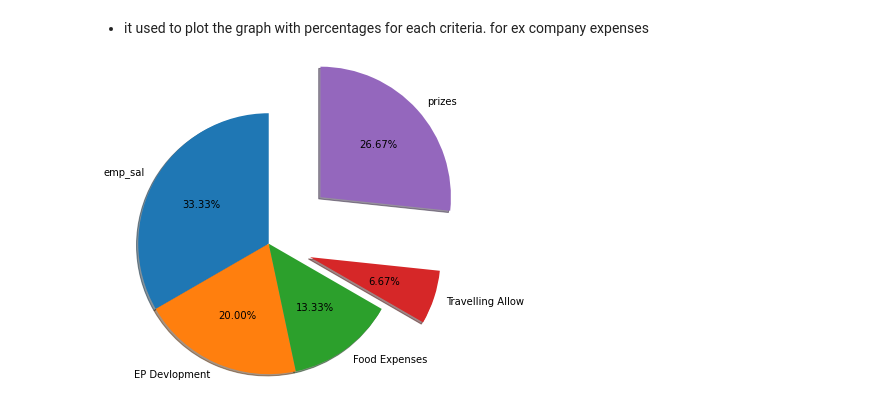
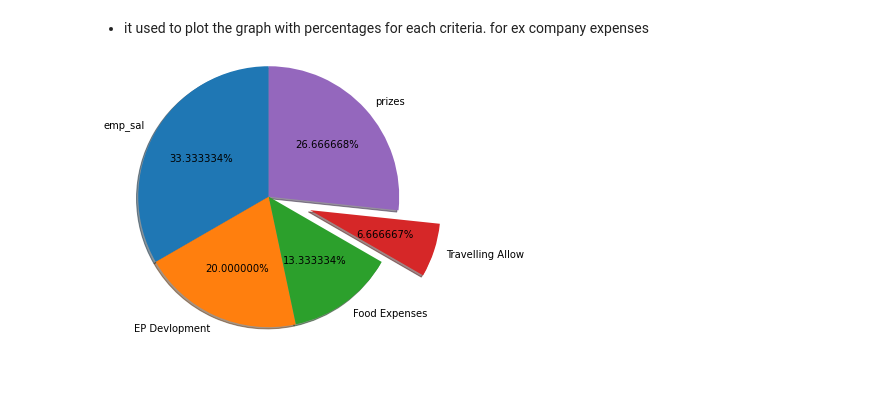
Before and after one commit to usernameshouldbeavailable/fdp-3-days, a Jupyter notebook: Day 1/Matplotlib.ipynb, the cells around one changed output. Drawn from its saved outputs; the diff is of its cells as text; code cells hidden in the pictures; blank space fills up the shorter version.

```diff
--- a/Day 1/Matplotlib.ipynb
+++ b/Day 1/Matplotlib.ipynb
@@ -82,7 +82,7 @@ plt.legend()
 company_expenses=[100,60,40,20,80]
 expense_data=["emp_sal","EP Devlopment","Food Expenses","Travelling Allow","prizes"]
 # %%
-plt.pie(company_expenses,labels=expense_data,startangle=90, shadow=True,autopct='%1.2f%%',radius=1.5,explode=[0,0,0,0.5,0.8])
+plt.pie(company_expenses,labels=expense_data,startangle=90, shadow=True,autopct='%1.6f%%',radius=1.5,explode=[0,0,0,0.5,0])
 plt.savefig("TCE_expenses.png")
 # %% [output]
-[figure, old version]
+[figure, new version]
```
Also changed, not shown: parts of 2 cells of this notebook, 3 other files.
